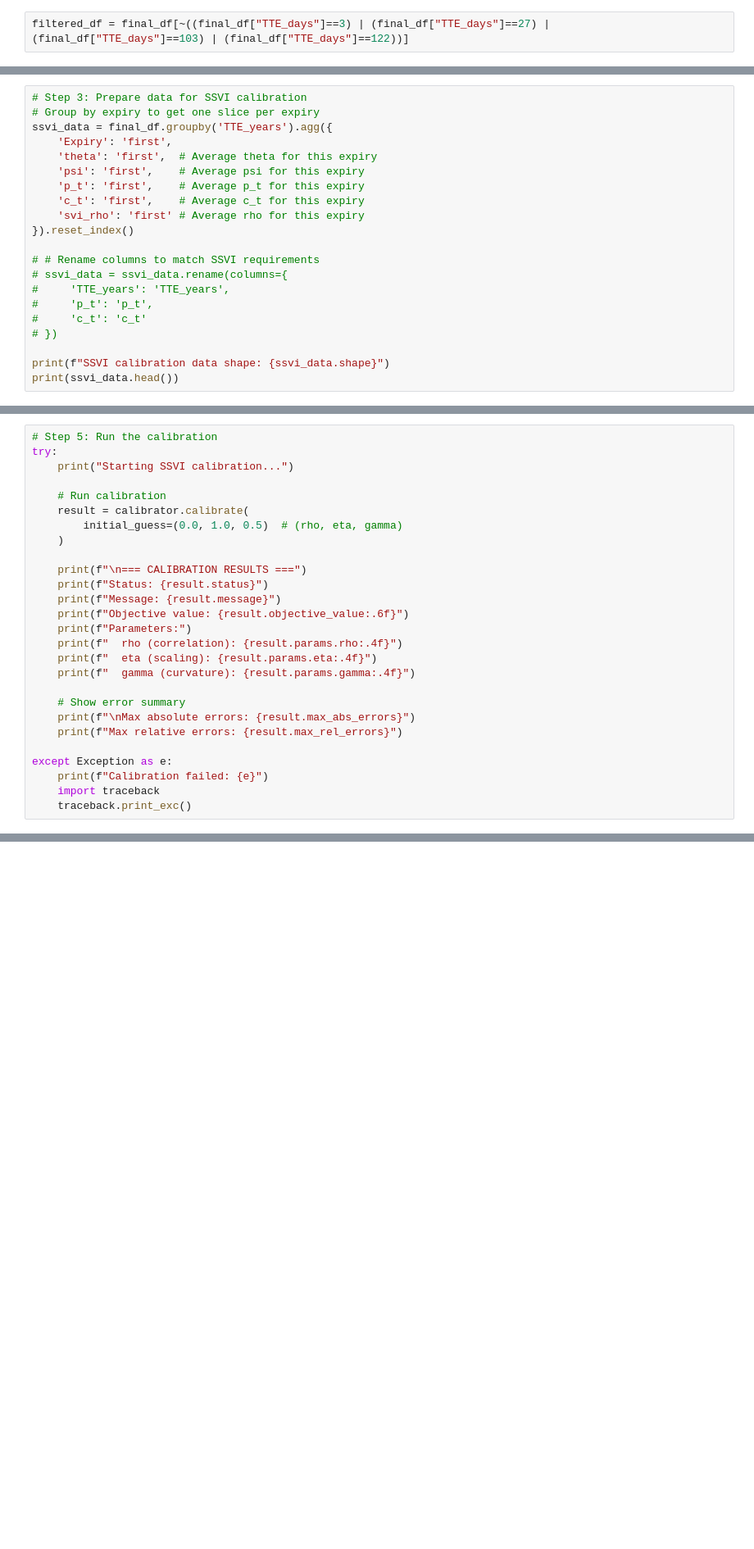
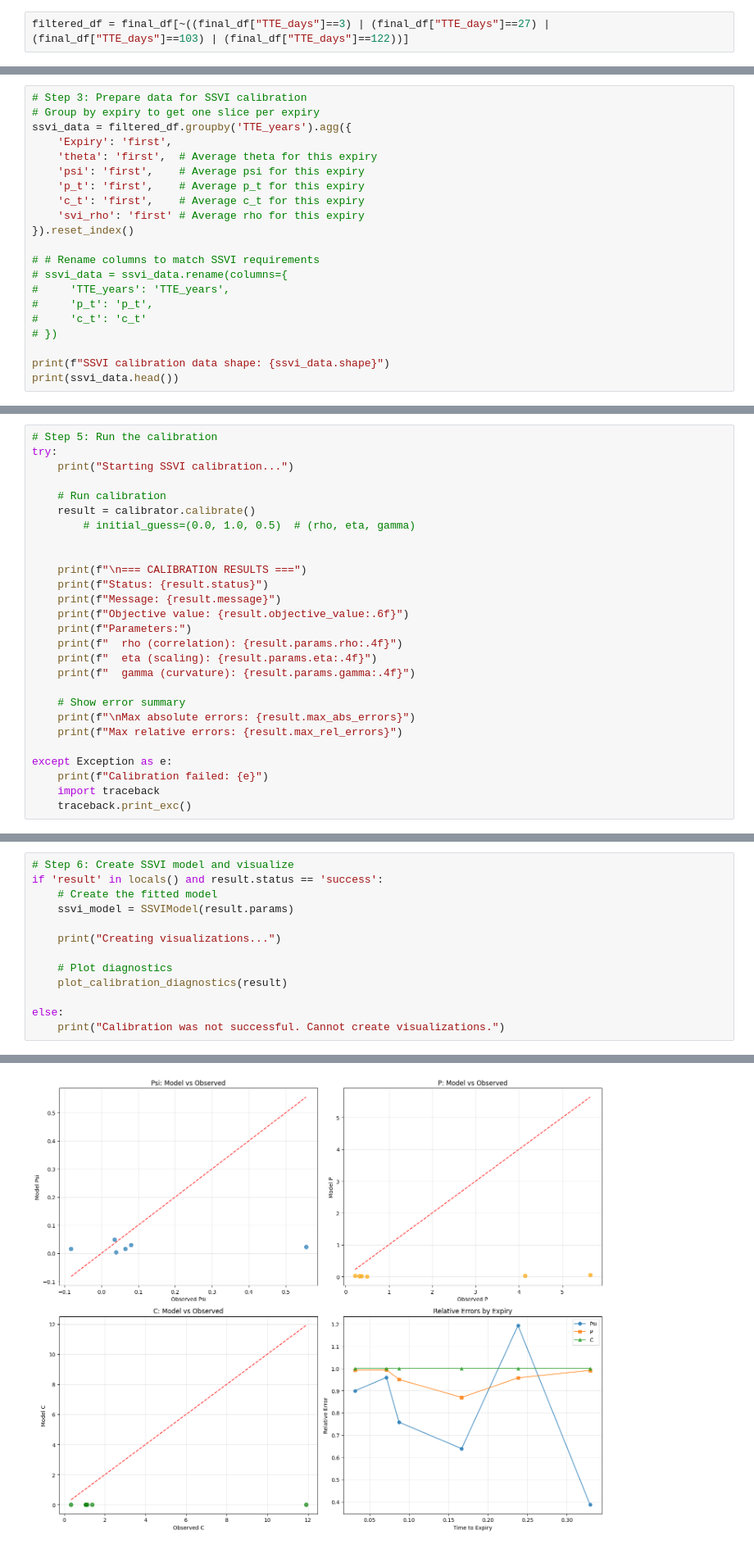
Before and after one commit to pedro-hun/option_monitor2, a Jupyter notebook: scratch/scratch.ipynb, the cells around one changed output, grey strips where cells are left out. Shown at 82% size. Saved outputs shown, nothing was run; the diff lists cells and outputs as text; blank space fills up the shorter version.

```diff
--- a/scratch/scratch.ipynb
+++ b/scratch/scratch.ipynb
@@ -72,7 +75,7 @@ Moneyness range: -0.214 to 0.421
 # %%
 # Step 3: Prepare data for SSVI calibration
 # Group by expiry to get one slice per expiry
-ssvi_data = final_df.groupby('TTE_years').agg({
+ssvi_data = filtered_df.groupby('TTE_years').agg({
     'Expiry': 'first',
     'theta': 'first',  # Average theta for this expiry
     'psi': 'first',    # Average psi for this expiry
@@ -132,9 +135,9 @@ try:
     print("Starting SSVI calibration...")
 
     # Run calibration
-    result = calibrator.calibrate(
-        initial_guess=(0.0, 1.0, 0.5)  # (rho, eta, gamma)
-    )
+    result = calibrator.calibrate()
+        # initial_guess=(0.0, 1.0, 0.5)  # (rho, eta, gamma)
+
 
     print(f"\n=== CALIBRATION RESULTS ===")
     print(f"Status: {result.status}")
@@ -171,0 +173,14 @@ src.core.surfaces.ssvi2.InvalidSliceError: psi must be at least 2 * max(p, c).
+# %%
+# Step 6: Create SSVI model and visualize
+if 'result' in locals() and result.status == 'success':
+    # Create the fitted model
+    ssvi_model = SSVIModel(result.params)
+
+    print("Creating visualizations...")
+
+    # Plot diagnostics
+    plot_calibration_diagnostics(result)
+
+else:
+    print("Calibration was not successful. Cannot create visualizations.")
+# %% [output]
@@ -171,0 +188 @@ src.core.surfaces.ssvi2.InvalidSliceError: psi must be at least 2 * max(p, c).
+[figure, added]
```
Also changed, not shown: parts of 5 cells of this notebook.
